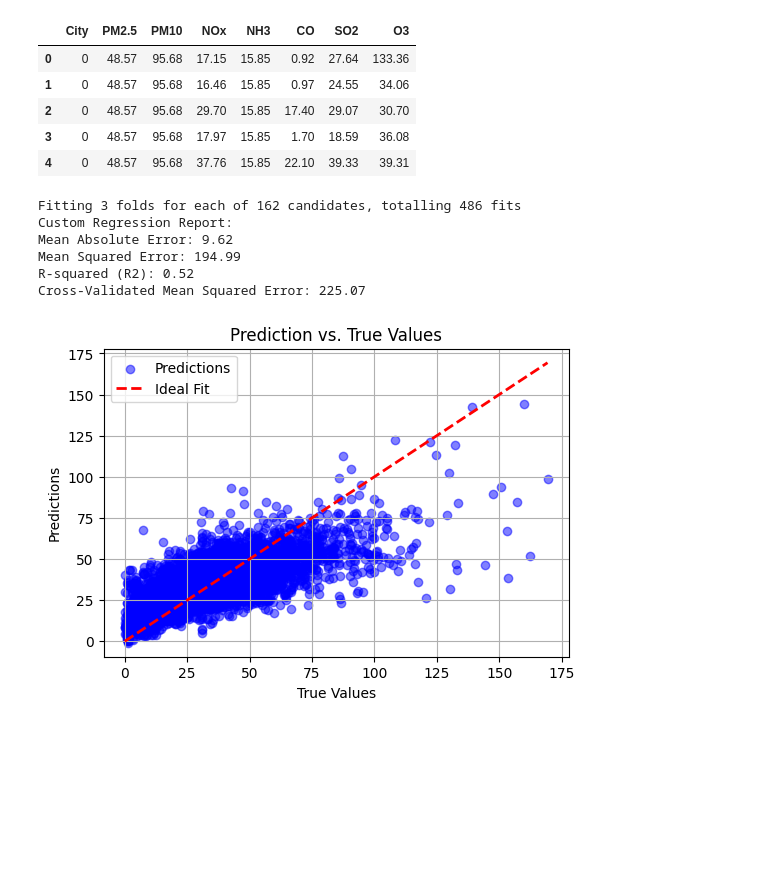
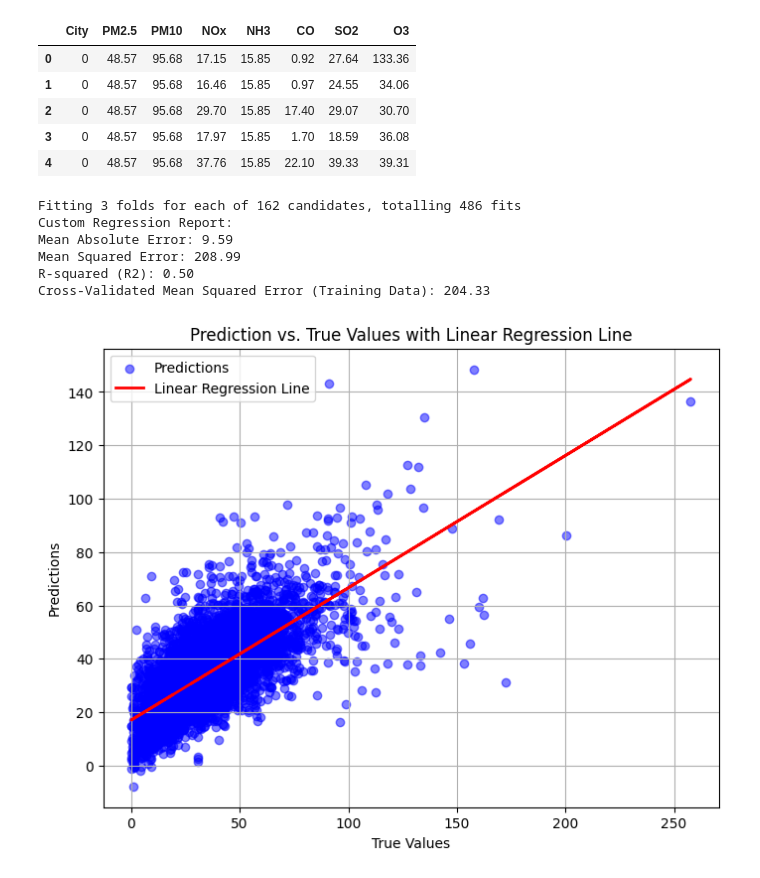
Before and after one commit to costpetrides/NOx-Ozone-Relationship-Modeling-with-ML, a Jupyter notebook: XGBoost.ipynb, the cells around one changed output. Drawn from its saved outputs; the diff is of its cells as text; code cells hidden in the pictures; blank space fills up the shorter version.

```diff
--- a/XGBoost.ipynb
+++ b/XGBoost.ipynb
@@ -18,23 +131,21 @@ df.head()
 | 4 | 0 | 48.57 | 95.68 | 37.76 | 15.85 | 22.10 | 39.33 | 39.31 |
 # %%
 from sklearn.preprocessing import StandardScaler
-from sklearn.model_selection import train_test_split, GridSearchCV, cross_val_score
+from sklearn.model_selection import train_test_split, GridSearchCV
 from sklearn.metrics import mean_absolute_error, mean_squared_error, r2_score
+from sklearn.linear_model import LinearRegression
 import xgboost as xgb
-
-# Load the data
-df = pd.read_csv('https://raw.githubusercontent.com/costpetrides/NOx-Ozone-Relationship-Modeling-with-ML/main/DATA/Data_2.csv')
+import numpy as np
+import matplotlib.pyplot as plt
 
 # Shuffle the dataset
 df = df.sample(frac=1, random_state=42).reset_index(drop=True)
 
-# Split the data into training (60%), validation (20%), and test (20%) sets
-train_end = int(0.6 * len(df))
-valid_end = int(0.8 * len(df))
+# Split the data into training (60%) and test (40%) sets
+train_df, test_df = train_test_split(df, test_size=0.4, random_state=42)
 
-train = df[:train_end]
-valid = df[train_end:valid_end]
-test = df[valid_end:]
+# Split the test set into validation (50%) and test (50%) sets
+valid_df, test_df = train_test_split(test_df, test_size=0.5, random_state=42)
 
 # Preprocessing function
 def preprocess_data(dataframe, target_column):
@@ -43,11 +154,11 @@ def preprocess_data(dataframe, target_column):
     return x, y
 
 # Apply preprocessing to datasets
-train_x, train_y = preprocess_data(train, 'O3')
-valid_x, valid_y = preprocess_data(valid, 'O3')
-test_x, test_y = preprocess_data(test, 'O3')
+train_x, train_y = preprocess_data(train_df, 'O3')
+valid_x, valid_y = preprocess_data(valid_df, 'O3')
+test_x, test_y = preprocess_data(test_df, 'O3')
 
-# Standardize features (optional for XGBoost, but included here)
+# Standardize features (optional)
 scaler = StandardScaler()
 train_x = scaler.fit_transform(train_x)
 valid_x = scaler.transform(valid_x)
@@ -68,47 +179,49 @@ param_grid = {
 grid_search = GridSearchCV(estimator=xg_reg, param_grid=param_grid,
                            scoring='neg_mean_squared_error',
                            cv=3, verbose=1, n_jobs=-1)
+
 grid_search.fit(train_x, train_y)
+
 
 # Best model from Grid Search
 best_xg_reg = grid_search.best_estimator_
-
-# Train the best model
-best_xg_reg.fit(train_x, train_y)
 
 # Predict on the test set
 pred_y = best_xg_reg.predict(test_x)
 
 # Evaluate the model
 mae = mean_absolute_error(test_y, pred_y)
 mse = mean_squared_error(test_y, pred_y)
 r2 = r2_score(test_y, pred_y)
 
 # Display the custom regression report
 print("Custom Regression Report:")
 print(f"Mean Absolute Error: {mae:.2f}")
 print(f"Mean Squared Error: {mse:.2f}")
 print(f"R-squared (R2): {r2:.2f}")
 
-# Cross-validation score
-cv_scores = cross_val_score(best_xg_reg, test_x, test_y, cv=5, scoring='neg_mean_squared_error')
-print(f"Cross-Validated Mean Squared Error: {-np.mean(cv_scores):.2f}")
+# Fit a Linear Regression model to the data
+linear_reg = LinearRegression()
+linear_reg.fit(test_y.reshape(-1, 1), pred_y)
 
-# Plot Prediction vs. True Values
-plt.figure(figsize=(6, 4))
+# Predict using the fitted linear regression model
+regression_line = linear_reg.predict(test_y.reshape(-1, 1))
+
+# Plot Prediction vs. True Values with Linear Regression Line
+plt.figure(figsize=(8, 6))
 plt.scatter(test_y, pred_y, alpha=0.5, color='blue', label='Predictions')
-plt.plot([min(test_y), max(test_y)], [min(test_y), max(test_y)], 'r--', linewidth=2, label='Ideal Fit')
+plt.plot(test_y, regression_line, color='red', linewidth=2, label='Linear Regression Line')
 plt.xlabel('True Values')
 plt.ylabel('Predictions')
-plt.title('Prediction vs. True Values')
+plt.title('Prediction vs. True Values with Linear Regression Line')
 plt.legend()
 plt.grid(True)
 plt.show()
 # %% [output]
 Fitting 3 folds for each of 162 candidates, totalling 486 fits
 Custom Regression Report:
-Mean Absolute Error: 9.62
-Mean Squared Error: 194.99
-R-squared (R2): 0.52
-Cross-Validated Mean Squared Error: 225.07
+Mean Absolute Error: 9.59
+Mean Squared Error: 208.99
+R-squared (R2): 0.50
+Cross-Validated Mean Squared Error (Training Data): 204.33
-[figure, old version]
+[figure, new version]
```
Also changed, not shown: parts of 5 cells of this notebook.
